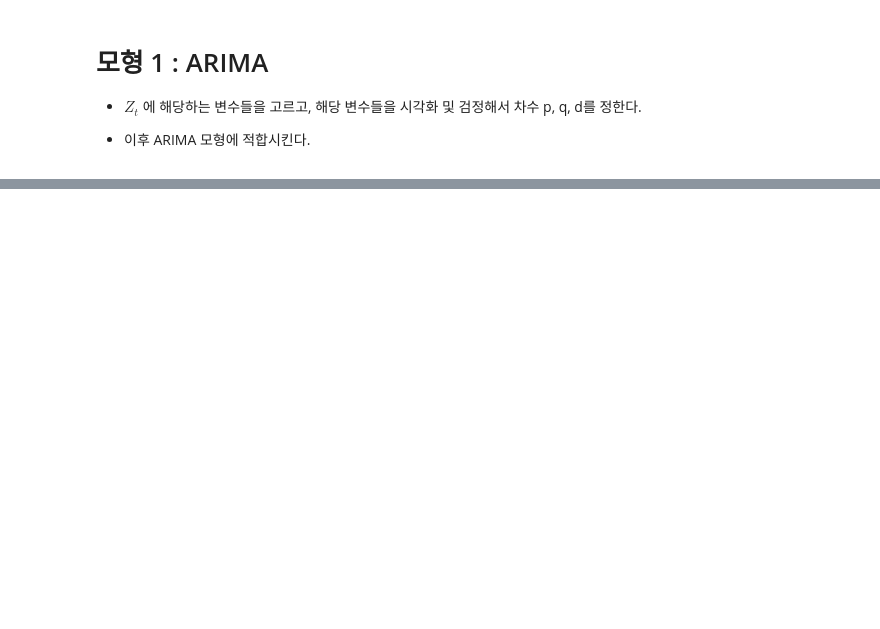
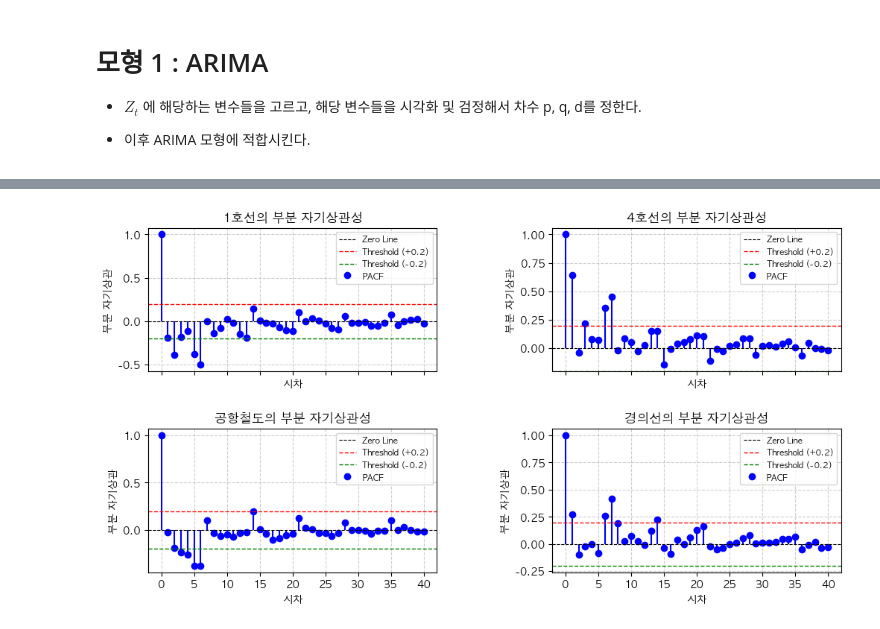
Before and after one commit to InryeolChoi/timeSeries_analysis, a Jupyter notebook: Project/model.ipynb, the cells around one changed output, grey strips where cells are left out. Saved outputs shown, nothing was run; the diff lists cells and outputs as text; code cells hidden in the pictures; blank space fills up the shorter version.

```diff
--- a/Project/model.ipynb
+++ b/Project/model.ipynb
@@ -79,0 +75,36 @@ def plot_acf(df, alpha=0.05, lags=40, threshold=0.2):
+# %%
+from statsmodels.tsa.stattools import pacf
+import matplotlib.pyplot as plt
+
+# PACF 계산 및 시각화 함수
+def plot_pacf(df, alpha=0.05, lags=40, threshold=0.2):
+    variables = list(df.drop(labels='탑승일자', axis=1).columns)
+    num_vars = len(variables)
+    num_cols = 2
+    num_rows = (num_vars + 1) // num_cols
+
+    fig, axes = plt.subplots(num_rows, num_cols, figsize=(12, num_rows * 3), sharex=True)
+    axes = axes.flatten()  # 2D 배열을 1D로 변환
+
+    for idx, var in enumerate(variables):
+        data = df[var].dropna()
+        pacf_result = pacf(data, alpha=alpha, nlags=lags, method='ols-adjusted')  # PACF 계산
+        pacf_values = pacf_result[0]
+
+        ax = axes[idx]
+        ax.stem(range(len(pacf_values)), pacf_values, basefmt=" ", linefmt="blue", markerfmt="bo", label="PACF")
+        ax.axhline(0, color="black", linestyle="--", linewidth=0.8, label="Zero Line")
+        ax.axhline(threshold, color="red", linestyle="--", linewidth=1, label=f"Threshold (+{threshold})")
+        ax.axhline(-threshold, color="green", linestyle="--", linewidth=1, label=f"Threshold (-{threshold})")
+        ax.set_title(f"{var}의 부분 자기상관성", fontsize=12)
+        ax.set_xlabel("시차", fontsize=10)
+        ax.set_ylabel("부분 자기상관", fontsize=10)
+        ax.grid(True, linestyle="--", alpha=0.6)
+        ax.legend(loc="upper right", fontsize=8)
+
+    # 빈 서브플롯 제거
+    for idx in range(len(variables), len(axes)):
+        fig.delaxes(axes[idx])
+
+    plt.subplots_adjust(hspace=0.4, wspace=0.4)
+    plt.show()
@@ -143,0 +159,5 @@ plt.tight_layout()
+# %%
+# PACF를 통해서 MA(q)에 해당하는 부분 결정
+plot_pacf(df1)
+# %% [output]
+[figure, added]
```
Also changed, not shown: parts of 21 cells of this notebook.
